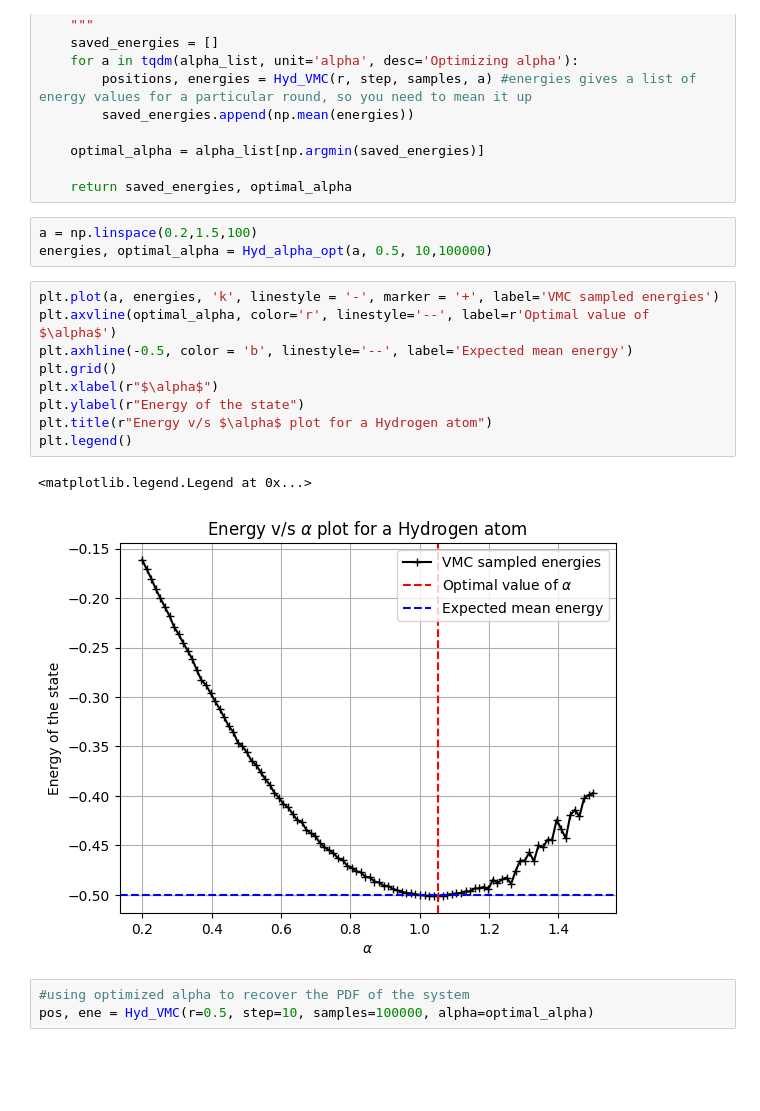
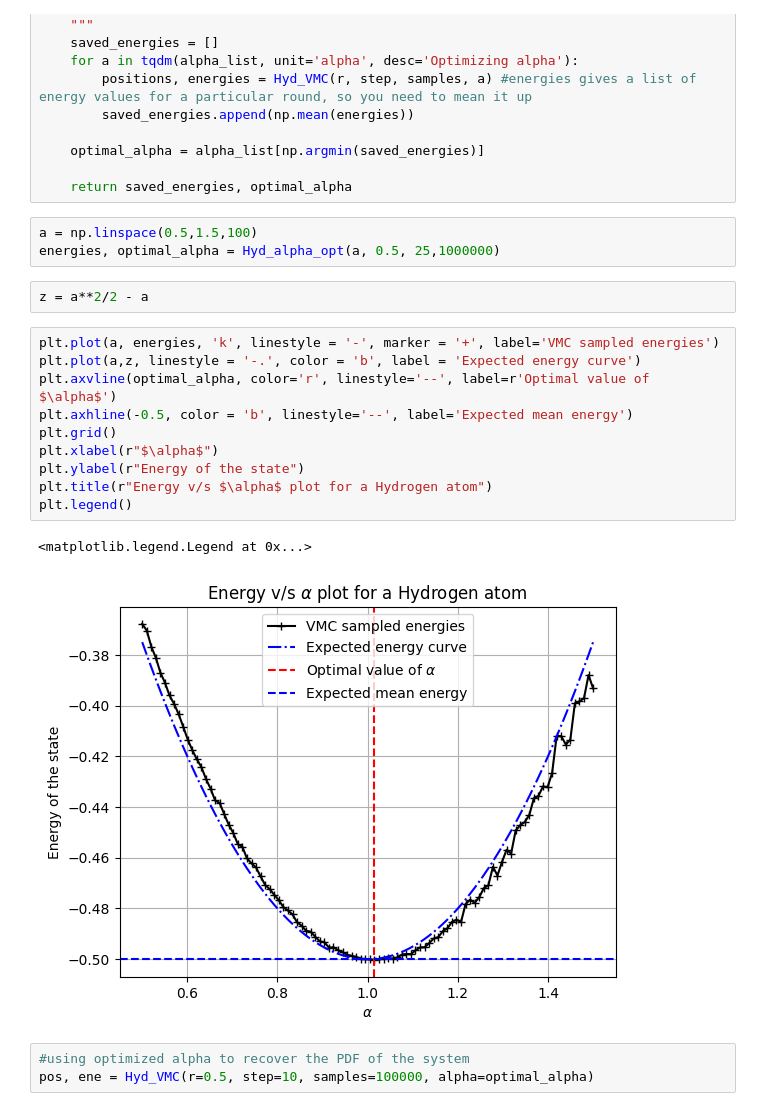
Before and after one commit to SuvamT0071/QuantumMonte, a Jupyter notebook: QMC QHO.ipynb, the cells around one changed output. Saved outputs shown, nothing was run; the diff lists cells and outputs as text; blank space fills up the shorter version.

```diff
--- a/QMC QHO.ipynb
+++ b/QMC QHO.ipynb
@@ -609,20 +609,23 @@ def Hyd_alpha_opt(alpha_list, r, step, samples=10000):
 
     return saved_energies, optimal_alpha
 # %%
-a = np.linspace(0.2,1.5,100)
-energies, optimal_alpha = Hyd_alpha_opt(a, 0.5, 10,100000)
+a = np.linspace(0.5,1.5,100)
+energies, optimal_alpha = Hyd_alpha_opt(a, 0.5, 25,1000000)
+# %%
+z = a**2/2 - a
 # %%
 plt.plot(a, energies, 'k', linestyle = '-', marker = '+', label='VMC sampled energies')
+plt.plot(a,z, linestyle = '-.', color = 'b', label = 'Expected energy curve')
 plt.axvline(optimal_alpha, color='r', linestyle='--', label=r'Optimal value of $\alpha$')
 plt.axhline(-0.5, color = 'b', linestyle='--', label='Expected mean energy')
 plt.grid()
 plt.xlabel(r"$\alpha$")
 plt.ylabel(r"Energy of the state")
 plt.title(r"Energy v/s $\alpha$ plot for a Hydrogen atom")
 plt.legend()
 # %% [output]
 <matplotlib.legend.Legend at 0x...>
-[figure, old version]
+[figure, new version]
 # %%
 #using optimized alpha to recover the PDF of the system
 pos, ene = Hyd_VMC(r=0.5, step=10, samples=100000, alpha=optimal_alpha)
```
Also changed, not shown: parts of 2 cells of this notebook.
